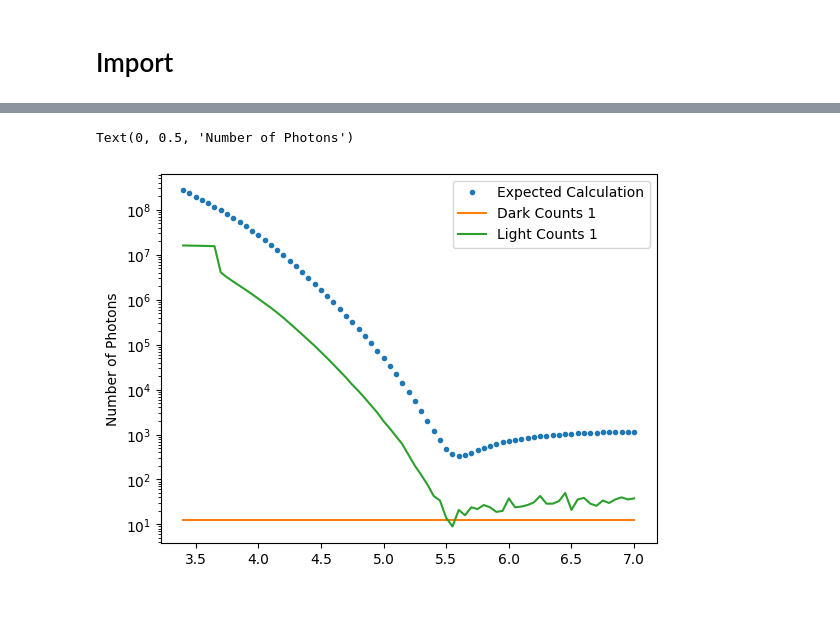
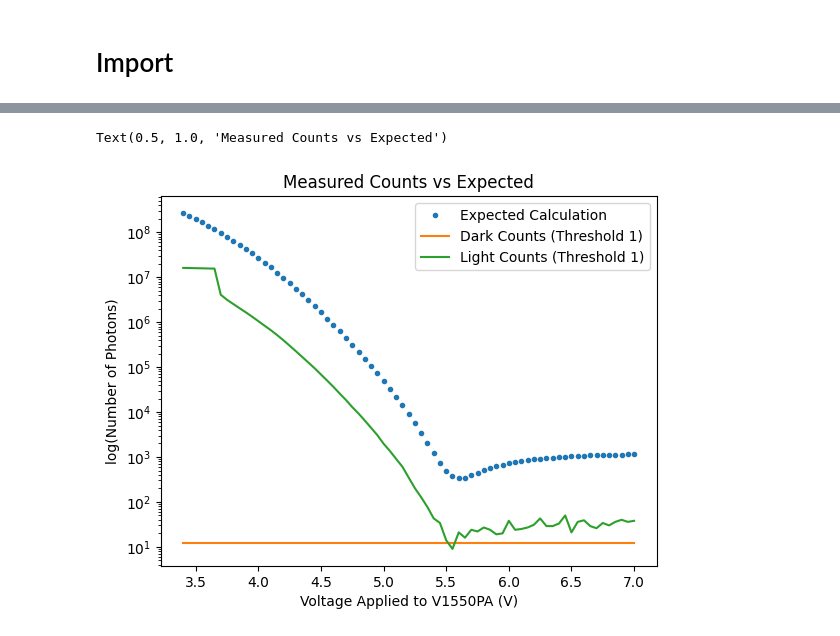
Before and after one commit to QNLSydney/snspd, a Jupyter notebook: SNSPD2/SNSPD4_1_SDE.ipynb, the cells around one changed output, grey strips where cells are left out. Cells and saved outputs as stored; diff of their text form; code cells hidden in the pictures; blank space fills up the shorter version.

```diff
--- a/SNSPD2/SNSPD4_1_SDE.ipynb
+++ b/SNSPD2/SNSPD4_1_SDE.ipynb
@@ -18,9 +18,9 @@ from qcodes import initialise_or_create_database_at, new_data_set, new_experimen
 from qcodes.station import Station
 initialise_or_create_database_at("./2026-03-10_SNSPD4.db")
 from functions import osc_set_standard, osc_check_standard, capture_trace, capture_trace_simple
-from functions import snspd_dark_counts
-import snspd4
-params = snspd4.snspd4()
+from functions import snspd_dark_counts, make_title
+import snspd
+params = snspd.snspd()
 
 # Set up experiment
 exp_name = 'SNSPD4_23_03_2026'
@@ -55,7 +55,7 @@ data = load_by_id(ID).get_parameter_data()
 dark_counts1 = data['CR1']['CR1'][0]
 dark_counts2 = data['CR2']['CR2'][0]
 
-ID = params.counts_vs_attenuation
+ID = params.counts_vs_attenuation_id
 data = load_by_id(ID).get_parameter_data()
 # v_attenuator was swept backwards for light counts, reverse all lists
 # v_attenuator = data['v_attenuator']['v_attenuator'][~np.isnan(data['v_attenuator']['v_attenuator'])][::-1]
@@ -87,9 +94,12 @@ Text(0.5, 0, 'Voltage Attenuator')
 # %%
 plt.semilogy(v_attenuator, Nphotons, '.', label='Expected Calculation')
-plt.semilogy(v_attenuator, np.ones_like(v_attenuator)*dark_counts1, label='Dark Counts 1')
-plt.semilogy(v_attenuator, light_counts1, label='Light Counts 1')
+plt.semilogy(v_attenuator, np.ones_like(v_attenuator)*dark_counts1, label='Dark Counts (Threshold 1)')
+plt.semilogy(v_attenuator, light_counts1, label='Light Counts (Threshold 1)')
+
 plt.legend()
-plt.ylabel('Number of Photons')
+plt.ylabel('log(Number of Photons)')
+plt.xlabel(f'Voltage Applied to {params.att_blue_name} (V)')
+plt.title('Measured Counts vs Expected')
 # %% [output]
-Text(0, 0.5, 'Number of Photons')
+Text(0.5, 1.0, 'Measured Counts vs Expected')
-[figure, old version]
+[figure, new version]
```
Also changed, not shown: parts of 3 cells of this notebook, 11 other files.
